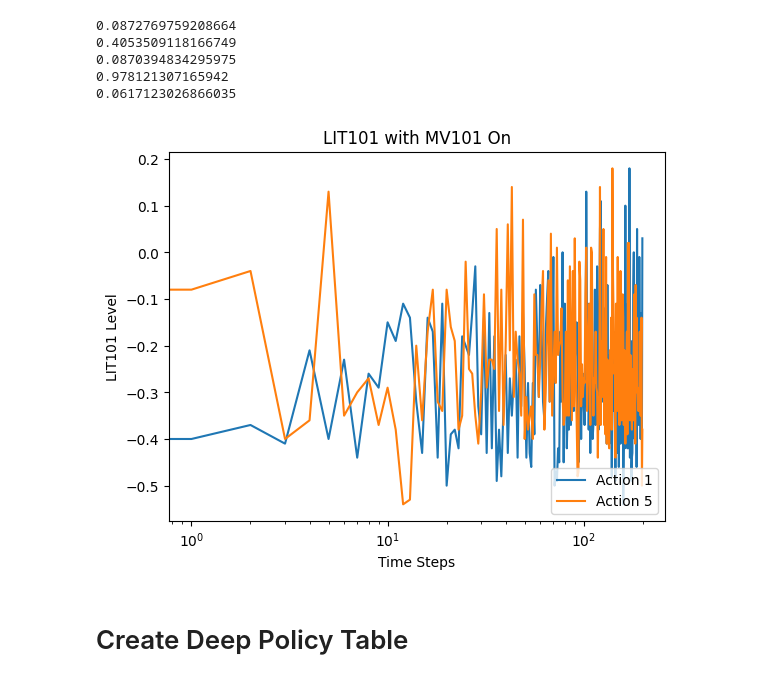
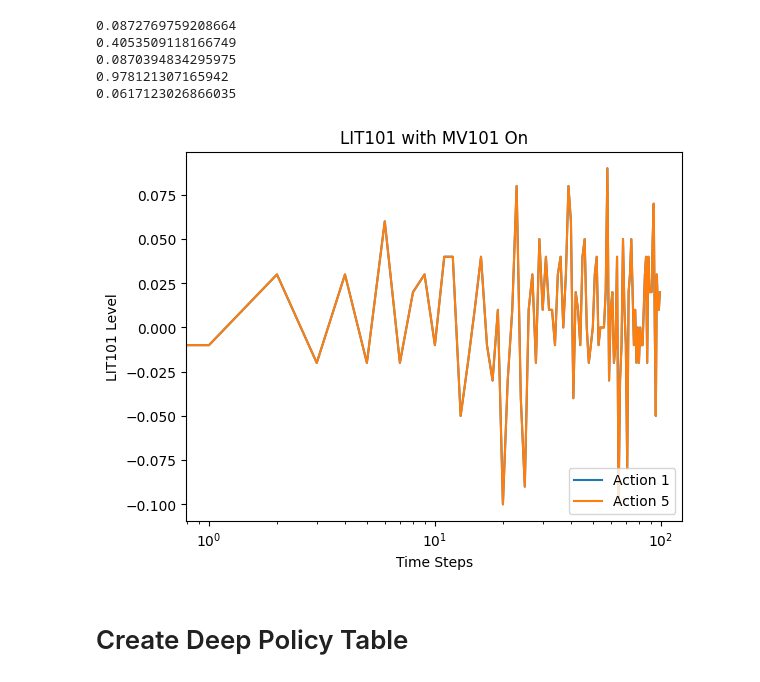
Before and after one commit to lozferatu/MSc-Project, a Jupyter notebook: final_code/lit101_agent.ipynb, the cells around one changed output. Drawn from its saved outputs; the diff is of its cells as text; code cells hidden in the pictures.

```diff
--- a/final_code/lit101_agent.ipynb
+++ b/final_code/lit101_agent.ipynb
@@ -535,7 +507,7 @@ component_pos['LIT101']
 # %%
 
 # add paraam dict here and pass
-def run_trial(environment, data_array, window_size, episodes):
+def run_trial(environment, data_array, window_size, episodes, q_table=None):
     '''
     Function to run agent with a given starting point of a data window from the data_set
     :param environment: SWaTEnv
@@ -568,8 +540,10 @@ def run_trial(environment, data_array, window_size, episodes):
     # env is reset after every episode so no internal counter
     this_env = environment(data_array, window_size)
 
-    # Initialise Q-table with zeros, dims: number of possible states * number of actions
-    q_table = np.zeros((num_bins, this_env.action_space.n))
+    #intitalise with zeros if one not passed
+    if q_table is None:
+        # Initialise Q-table with zeros, dims: number of possible states * number of actions
+        q_table = np.zeros((num_bins, this_env.action_space.n))
 
     # make sure array is 3 dims for model input
     if len(data_array.shape) == 2:
@@ -642,7 +616,12 @@ def run_trial(environment, data_array, window_size, episodes):
 
 
     #return input_windows
+# %%
+# q table at each 2000 episodes
+q_table_list = []
 # %%
-lit101_li, q_table = run_trial(SwatEnv,data_array,model_window,10000)
+for _ in range(10):
+    lit101_li, q_table = run_trial(SwatEnv,data_array,model_window,2000)
+    q_table_list.append(q_table)
 # %% [output]
 init reached
@@ -694,8 +698,8 @@ print(q_table)
  [0.         0.         0.         0.        ]]
 # %%
 lit101_list = []
-for _ in range(200):
-    lit101_li = run_trial(SwatEnv,data_array,model_window,1)
+for _ in range(100):
+    lit101_li,  q_table  = run_trial(SwatEnv,data_array,model_window,1)
     lit101_list.append(lit101_li)
 # %% [output]
 init reached
@@ -767,20 +804,20 @@ for key,window in input_windows.items():
 # %%
 #for key, value in values_dict.items():
 #plt.plot(lit101_list_ac1, label=f'Episode {key}')
     #for item in value:
-plt.plot(lit101_list_ac1, label='Action 1')
-plt.plot(lit101_list_ac5, label= 'Action 5')
+plt.plot(lit101_list, label='Action 1')
+plt.plot(lit101_list, label= 'Action 5')
 
 plt.xscale('log')
 plt.xlabel('Time Steps')
 plt.ylabel('LIT101 Level')
 plt.title('LIT101 with MV101 On')
 plt.legend(loc='lower right')
 plt.savefig('/home/loz/Documents/GitHub/MSc-Project/Write_Up/Charts/MV101_held_high.jpeg')
 #plt.savefig('/home/loz/Documents/GitHub/MSc-Project/Write_Up/Charts/LIT101_no_actions.jpeg')
 plt.show()
 # %% [output]
-[figure, old version]
+[figure, new version]
 # %% [markdown]
 # Create Deep Policy Table
 # %% [markdown]
```
Also changed, not shown: parts of 15 cells of this notebook, 14 other files.
